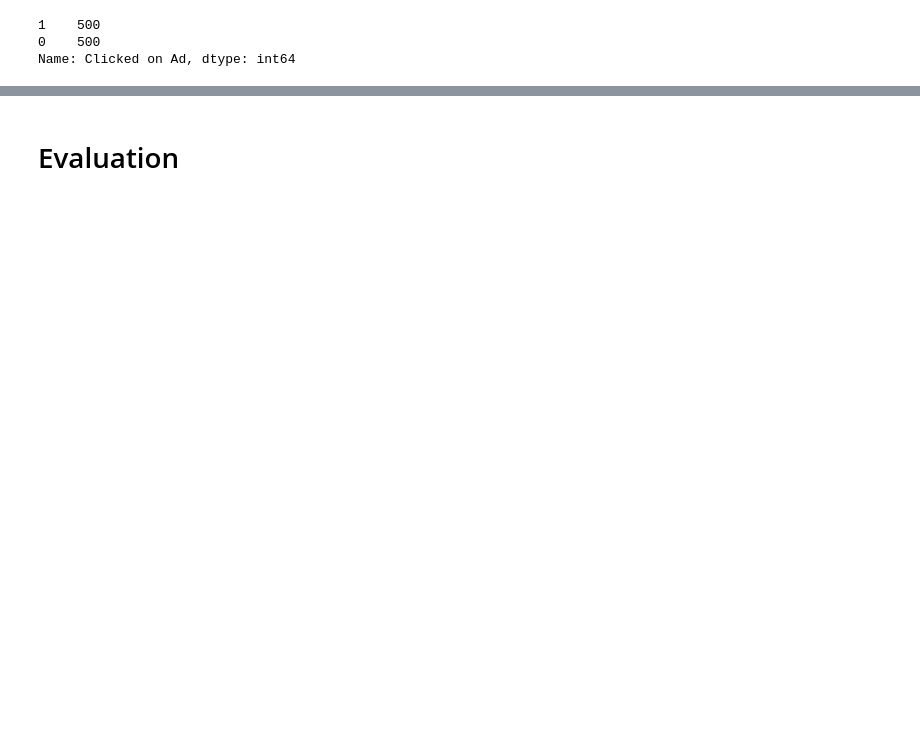
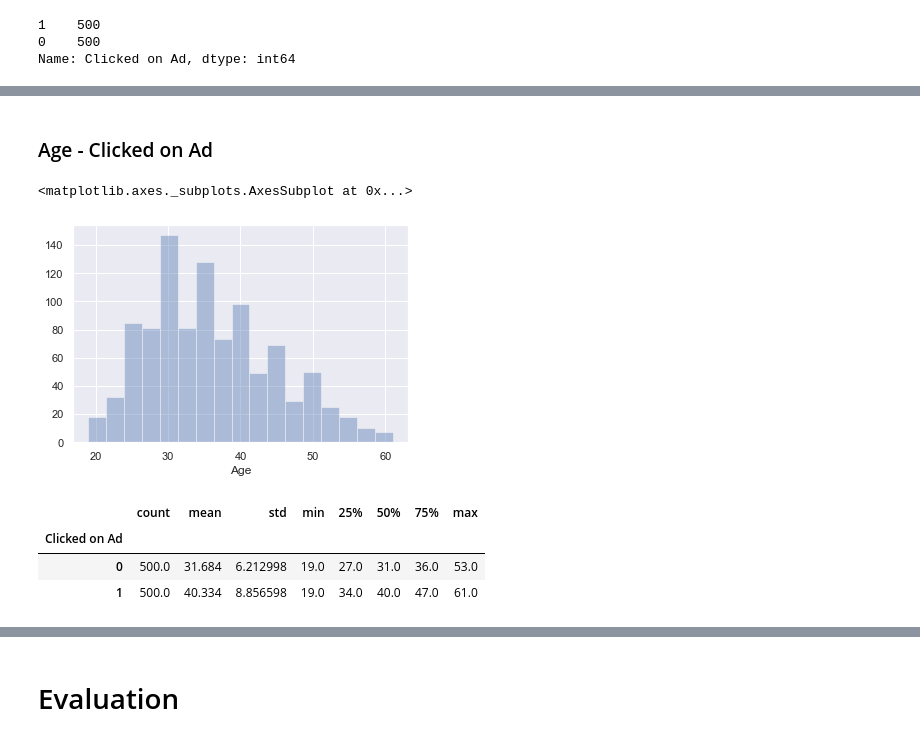
Before and after one commit to GigasTaufan/Clicked_Ads_Prediction_using_Logistic_Regression, a Jupyter notebook: Clicked_ads_Logistic_Regression.ipynb, the cells around one changed output, grey strips where cells are left out. Cells and saved outputs as stored; diff of their text form; code cells hidden in the pictures; blank space fills up the shorter version.

```diff
--- a/Clicked_ads_Logistic_Regression.ipynb
+++ b/Clicked_ads_Logistic_Regression.ipynb
@@ -306,0 +93,17 @@ Name: Clicked on Ad, dtype: int64
+# %% [markdown]
+### Age - Clicked on Ad
+# %%
+# age distribution in the data
+sns.distplot(df['Age'], kde=False)
+# %% [output]
+<matplotlib.axes._subplots.AxesSubplot at 0x...>
+[figure, added]
+# %%
+# age vs clicked on ad
+described_age = pd.DataFrame(df.groupby('Clicked on Ad')['Age'].describe())
+described_age
+# %% [output]
+|  | count | mean | std | min | 25% | 50% | 75% | max |
+| Clicked on Ad |  |  |  |  |  |  |  |  |
+| 0 | 500.0 | 31.684 | 6.212998 | 19.0 | 27.0 | 31.0 | 36.0 | 53.0 |
+| 1 | 500.0 | 40.334 | 8.856598 | 19.0 | 34.0 | 40.0 | 47.0 | 61.0 |
```
Also changed, not shown: parts of 110 cells of this notebook.
